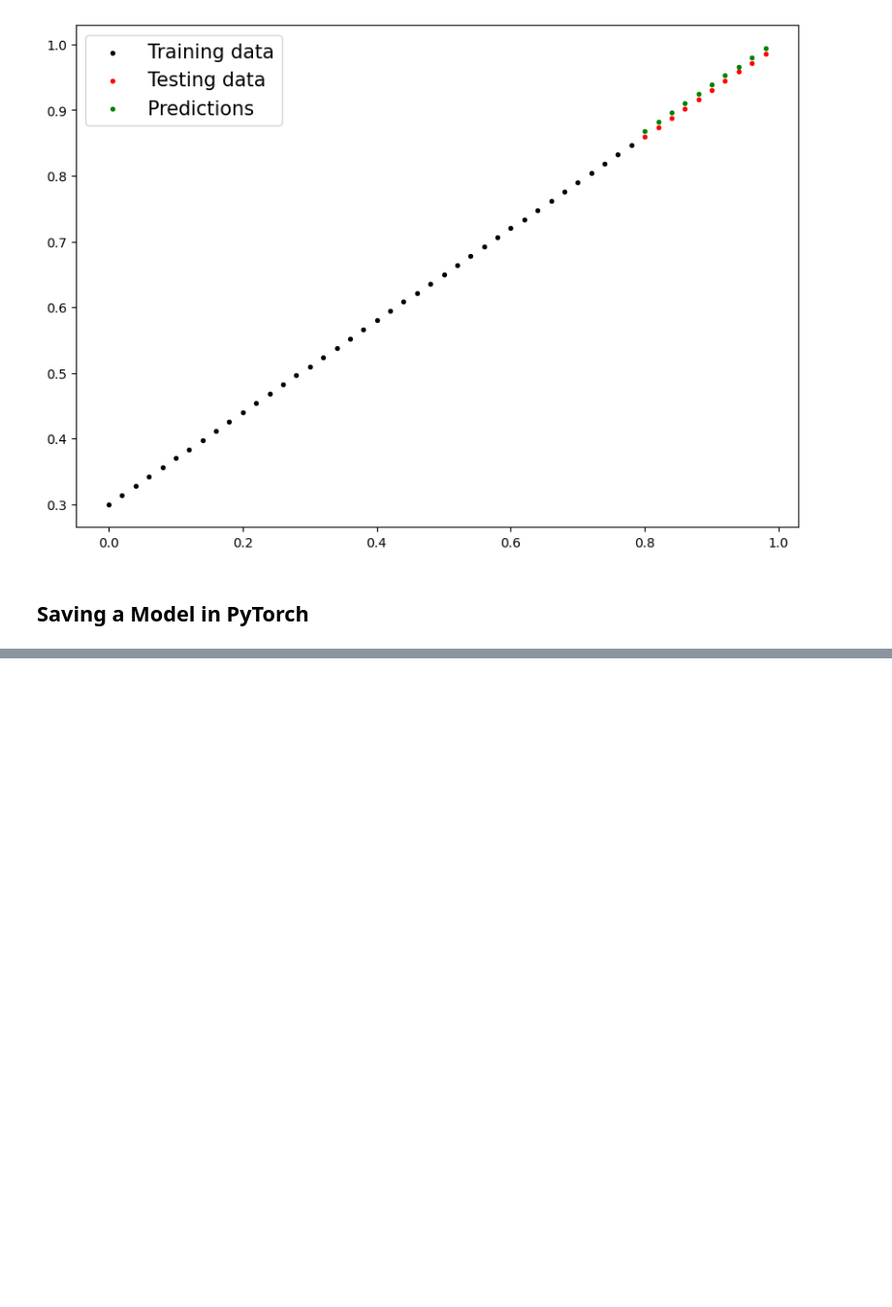
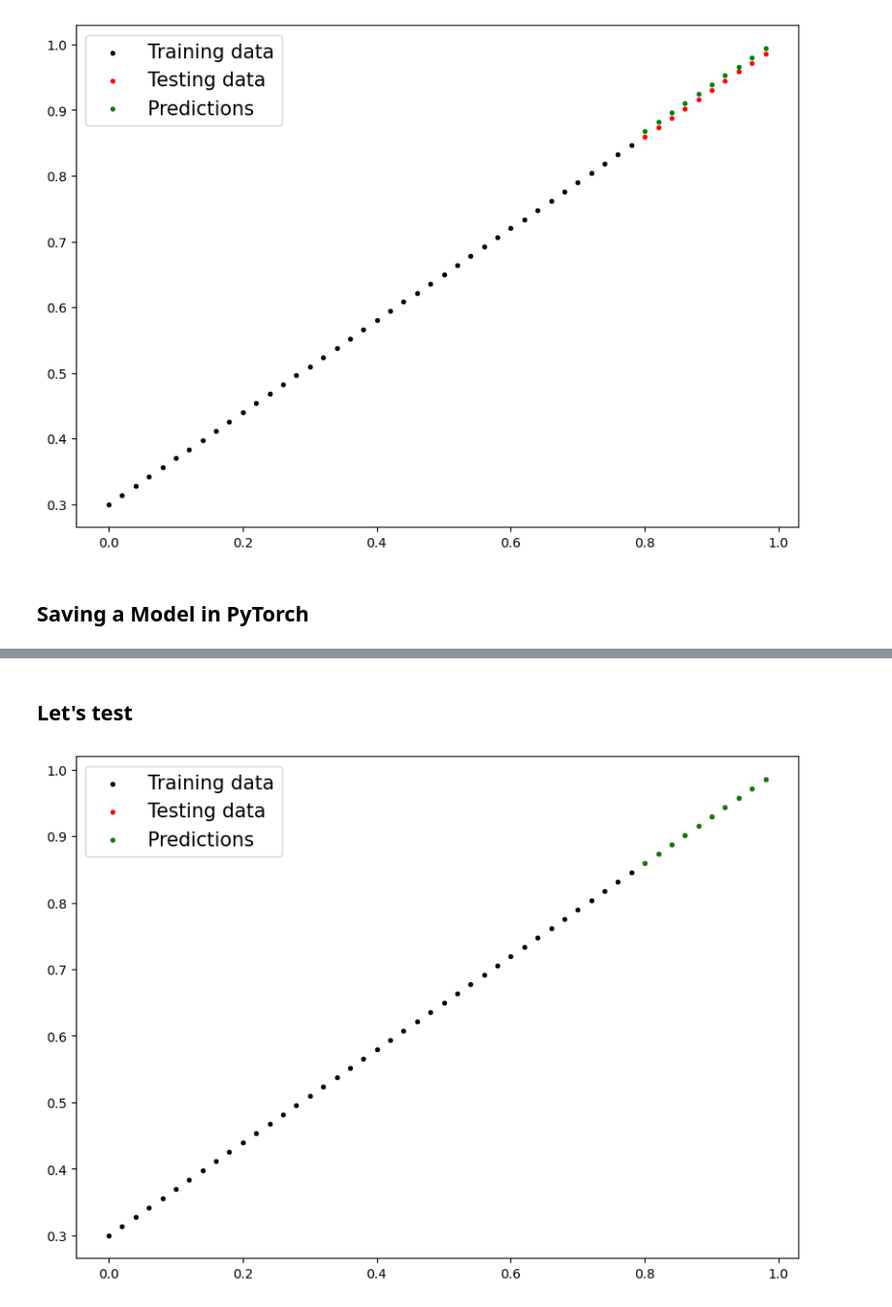
Before and after one commit to sinayassari/ai-ml-dl-intro, a Jupyter notebook: example/01_pytorch_workflow.ipynb, the cells around one changed output, grey strips where cells are left out. Shown at 97% size. Cells and saved outputs as stored; diff of their text form; code cells hidden in the pictures; blank space fills up the shorter version.

```diff
--- a/example/01_pytorch_workflow.ipynb
+++ b/example/01_pytorch_workflow.ipynb
@@ -286,0 +310,7 @@ torch.save(obj=model_0.state_dict(),
+# %%
+device = (
+    "cuda" if torch.cuda.is_available()
+    else "mps" if torch.backends.mps.is_available()
+    else "cpu"
+)
+print(f"Using Device: {device}")
@@ -286,0 +503,11 @@ torch.save(obj=model_0.state_dict(),
+# %% [markdown]
+## Let's test
+# %%
+first_model.eval()
+
+y_pred_after_train = first_model(X_test)
+
+with torch.inference_mode():
+    plot_predictions(predictions=y_pred_after_train.cpu())
+# %% [output]
+[figure, added]
```
Also changed, not shown: parts of 30 cells of this notebook.
